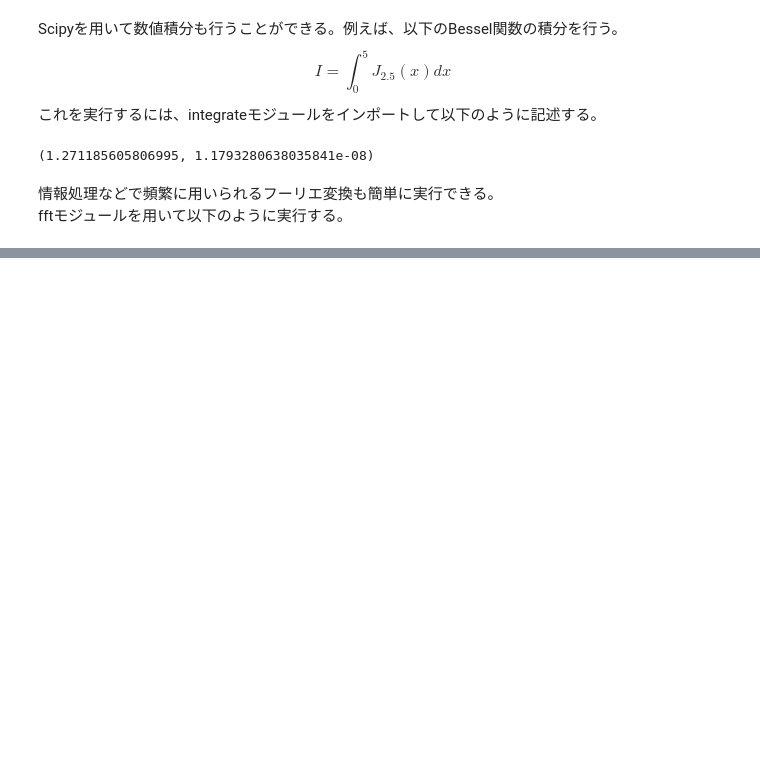
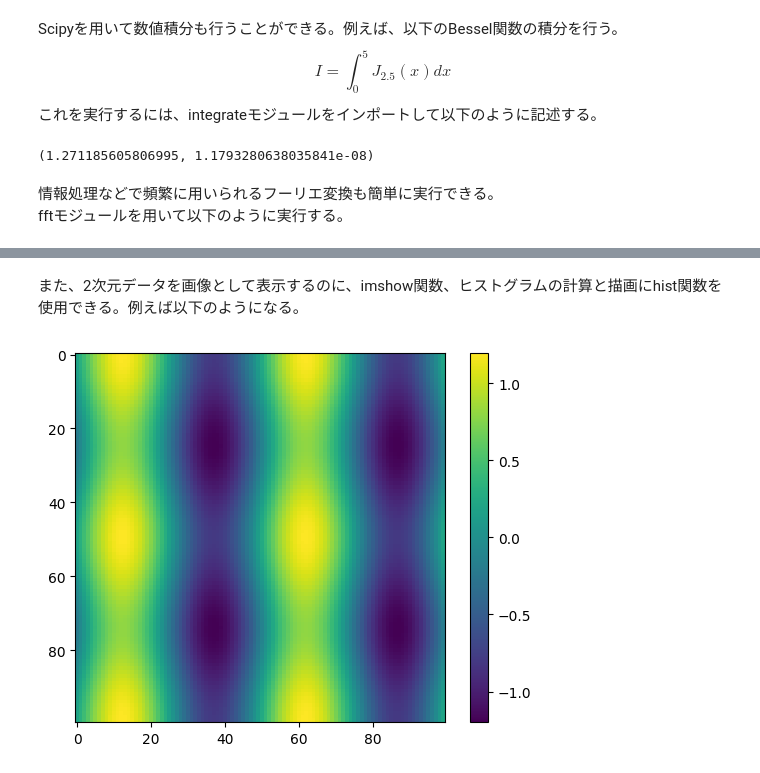
Before and after one commit to AKH1116/StudyPythonCompPhys, a Jupyter notebook: Pythonの基礎ライブラリ.ipynb, the cells around one changed output, grey strips where cells are left out. Drawn from its saved outputs; the diff is of its cells as text; code cells hidden in the pictures; blank space fills up the shorter version.

```diff
--- a/Pythonの基礎ライブラリ.ipynb
+++ b/Pythonの基礎ライブラリ.ipynb
@@ -174,0 +192,11 @@ yf = fft(y)                 # フーリエ変換
+# %% [markdown]
+また、2次元データを画像として表示するのに、imshow関数、ヒストグラムの計算と描画にhist関数を使用できる。例えば以下のようになる。
+# %%
+a = np.linspace(0, 4*np.pi, 100)
+x, y = np.meshgrid(a, a)        # 2次元メッシュの生成
+z = np.sin(x) + 0.2*np.cos(y)   # プロットしたい配列の準備
+plt.imshow(z)
+plt.colorbar()     # カラーバーの表示
+plt.show()
+# %% [output]
+[figure, added]
```
Also changed, not shown: parts of 4 cells of this notebook.
